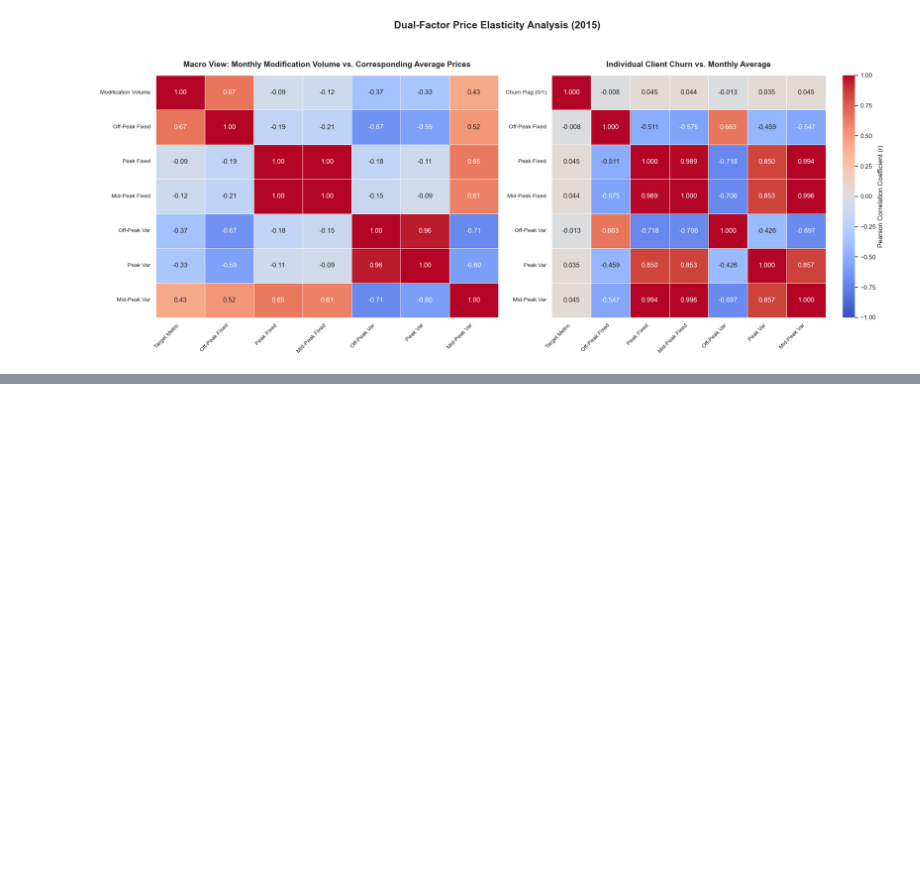
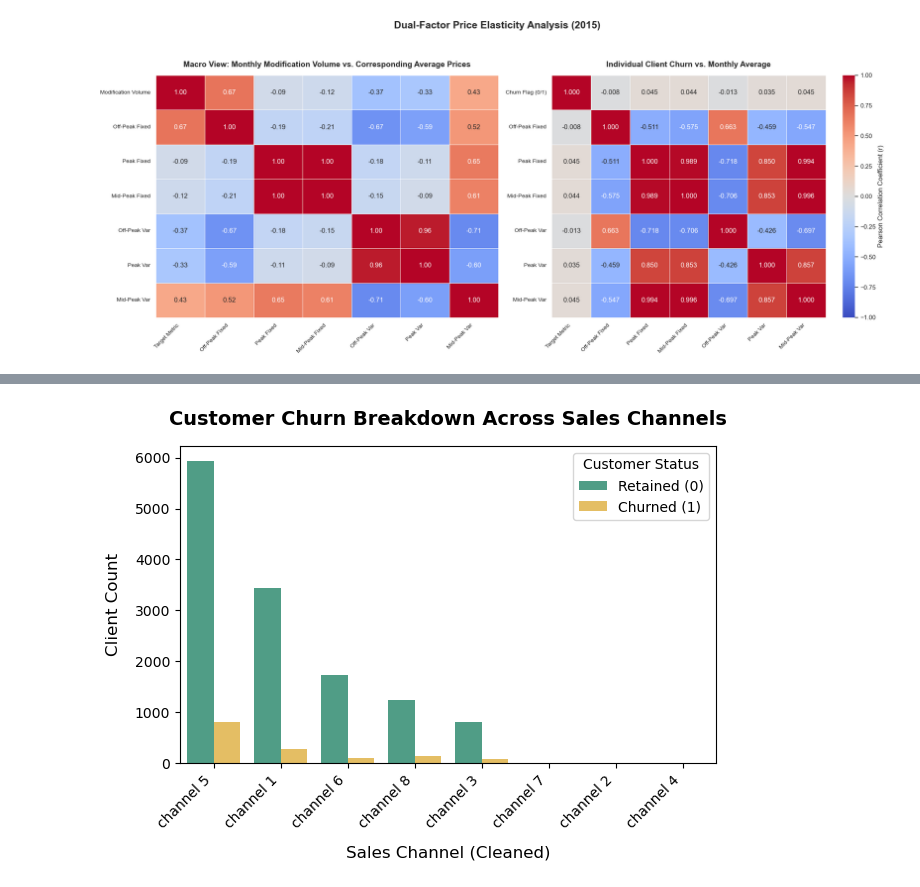
Before and after one commit to Yuqing-Wang-git/Power.Co_Churn, a Jupyter notebook: eda_2.ipynb, the cells around one changed output, grey strips where cells are left out. Drawn from its saved outputs; the diff is of its cells as text; code cells hidden in the pictures; blank space fills up the shorter version.

```diff
--- a/eda_2.ipynb
+++ b/eda_2.ipynb
@@ -1009,0 +960,29 @@ plt.show()
+# %%
+
+# Green tint for Retained (0), Orange/Coral tint for Churned (1)
+custom_colors = ["#43aa8b", "#f9c74f"]
+
+# 6. Plot the counts of each channel segmented by churn status
+sns.countplot(
+    data=df_client,
+    x='new_condition',
+    hue='churn',
+    order=channel_order,
+    palette=custom_colors
+)
+
+# 7. Add clear titles, labels, and customize the legend layers
+plt.title("Customer Churn Breakdown Across Sales Channels", fontsize=14, fontweight='bold', pad=15)
+plt.xlabel("Sales Channel (Cleaned)", fontsize=12, labelpad=10)
+plt.ylabel("Client Count", fontsize=12, labelpad=10)
+plt.legend(title="Customer Status", labels=["Retained (0)", "Churned (1)"], loc="upper right")
+
+# 8. Rotate the x-axis identifiers to ensure non-overlapping, readable labels
+plt.xticks(rotation=45, ha='right')
+plt.tight_layout()
+
+# 9. Render the visualization layout
+plt.savefig("chanel_distribution.png", dpi=300, bbox_inches='tight')
+plt.show()
+# %% [output]
+[figure, added]
```
Also changed, not shown: parts of 11 cells of this notebook, 5 other files.
